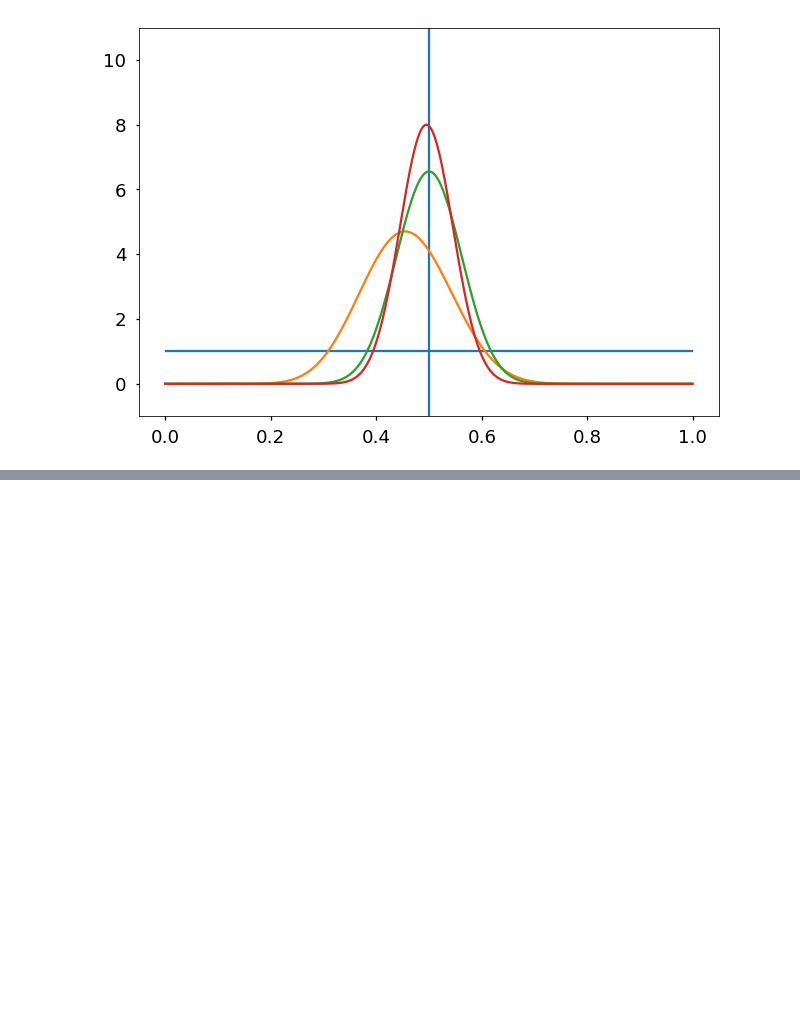
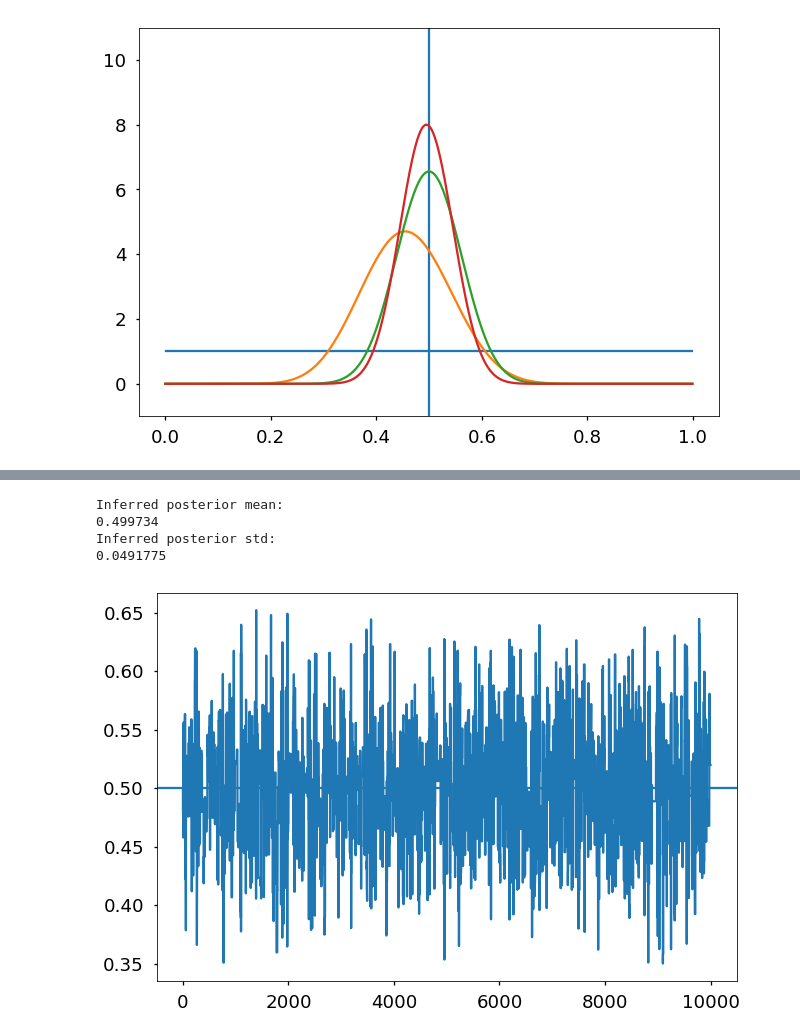
Before and after one commit to andybala/curiousily.github.com, a Jupyter notebook: notebooks/23.ml_basics_baysian_stats.ipynb, the cells around one changed output, grey strips where cells are left out. Cells and saved outputs as stored; diff of their text form; code cells hidden in the pictures; blank space fills up the shorter version.

```diff
--- a/notebooks/23.ml_basics_baysian_stats.ipynb
+++ b/notebooks/23.ml_basics_baysian_stats.ipynb
@@ -290,3 +290,7 @@ plt.axvline(x=pheads_true);  # blue
 go(pheads_prior, 33, c_train)
 # %% [output]
 [figure]
+# %%
+# BACKWARD MODEL
+T = 10000  # number of empirical samples
+q_pheads = Empirical(params=tf.Variable(tf.ones([T])*.5))
@@ -292,0 +308,16 @@ go(pheads_prior, 33, c_train)
+# %%
+mean, stddev = sess.run([q_pheads.mean(), q_pheads.stddev()])
+print("Inferred posterior mean:")
+print(mean)
+print("Inferred posterior std:")
+print(stddev)
+# %% [output]
+Inferred posterior mean:
+0.499734
+Inferred posterior std:
+0.0491775
+# %%
+plt.plot(q_pheads.params.eval());
+plt.axhline(y=pheads_true);
+# %% [output]
+[figure, added]
```
Also changed, not shown: parts of 4 cells of this notebook, 1 other file.
